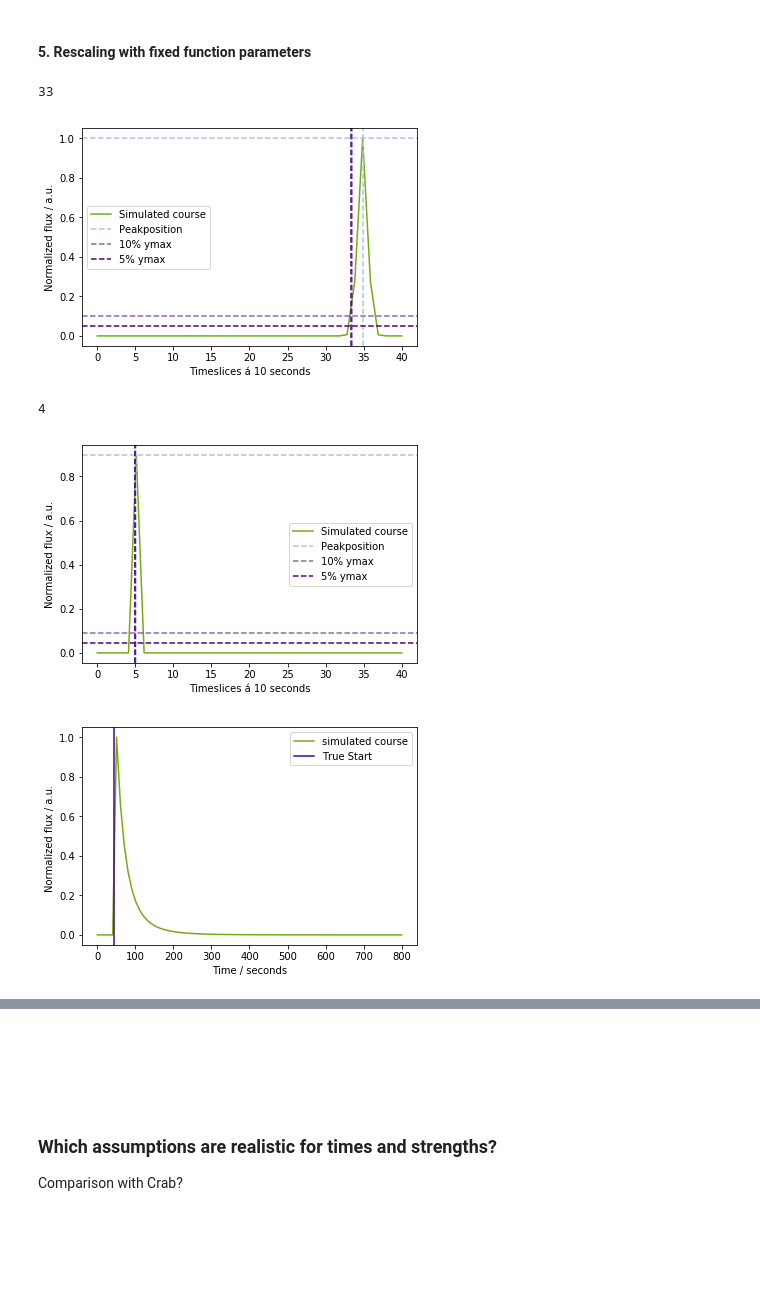
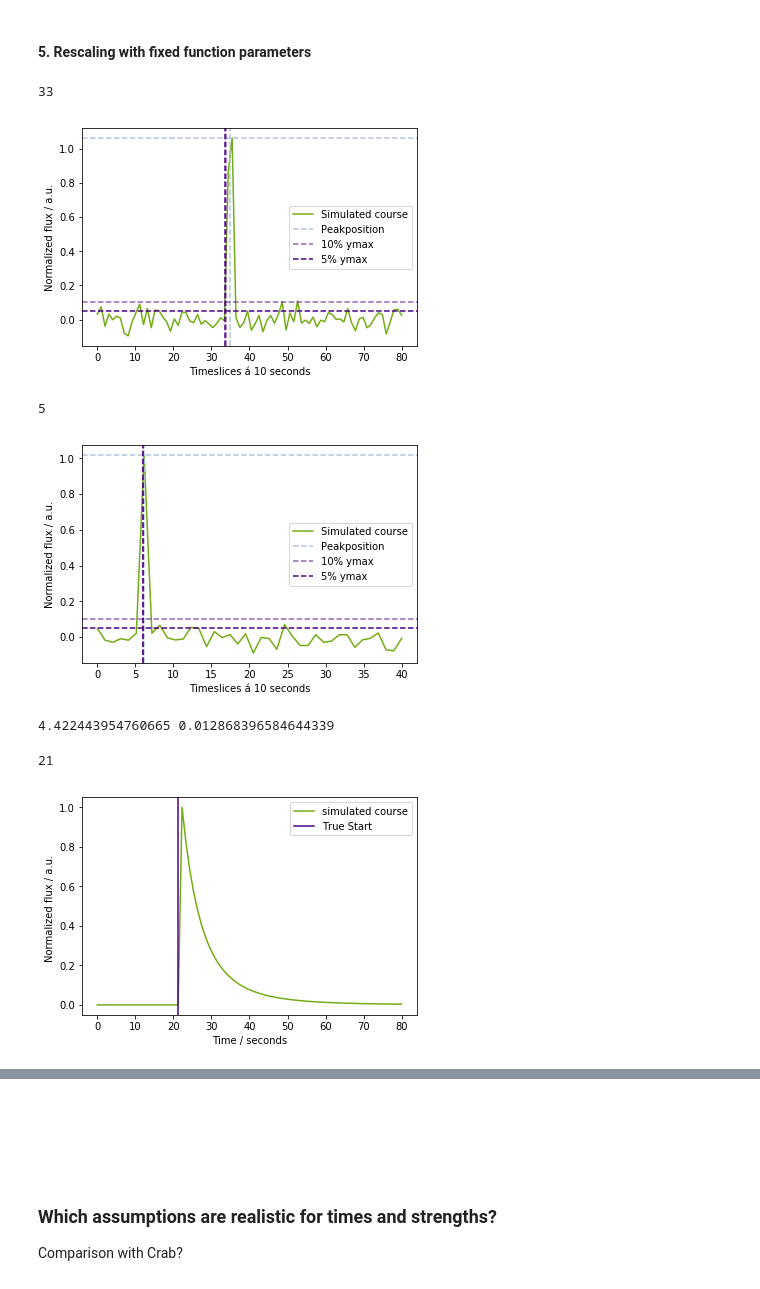
Before and after one commit to JanaMo/Project_Master, a Jupyter notebook: Lightcurve_Fit.ipynb, the cells around one changed output, grey strips where cells are left out. Saved outputs shown, nothing was run; the diff lists cells and outputs as text; code cells hidden in the pictures; blank space fills up the shorter version.

```diff
--- a/Lightcurve_Fit.ipynb
+++ b/Lightcurve_Fit.ipynb
@@ -571,8 +629,9 @@ Exponential(100,5) # keine Veränderungen
 # %% [markdown]
 #### 5. Rescaling with fixed function parameters
 # %%
-from astropy import units as u
-from random import randrange
+import matplotlib.pyplot as plt
+import numpy as np
+from collections import OrderedDict
 from random import uniform
 
 def Gauss_Norm(x, x0, sigma,b):
@@ -603,43 +662,48 @@ def simulate_Gaussians(sigma_range_min,sigma_range_max,Num_slices,time_per_slice
     mu = uniform(mu_min,mu_max)
 
     '''
     Calculate #N_slices values, normal distributed around random mu and sigma
     '''
     xlin = np.linspace(0,time,Num_slices)
     ylin = Gauss_Norm(xlin,mu,sigma,0)
     y = ylin.max()
+    ylin = ylin/y
+    noise = np.random.normal(0,0.04, ylin.shape)
+    ylin = ylin + noise
+
+
     plt.plot(xlin/time_per_slice ,ylin,'-', color='#73ac14',label='Simulated course')
 
     plt.axvline(mu/time_per_slice ,linestyle='--', color='lightsteelblue', label='Peakposition')
     plt.axhline(ylin.max(),linestyle='--', color='lightsteelblue')
 
     plt.axvline(x_from_y_Gauss(0.1,y,sigma,mu)/time_per_slice , linestyle='--', color='indigo',alpha=0.6,label='10% ymax')
     plt.axhline(0.1*ylin.max(),linestyle='--', color='indigo', alpha=0.6)
 
     plt.axvline(x_from_y_Gauss(0.05,y,sigma,mu)/time_per_slice, linestyle='--', color='indigo',label='5% ymax')
     plt.axhline(0.05*ylin.max(),linestyle='--', color='indigo')
     True_Start = int(x_from_y_Gauss(0.05,y,sigma,mu)/time_per_slice) # Number of slice
 
     plt.legend()
     #plt.xlim(20,40)
     plt.xlabel('Timeslices á 10 seconds')
     plt.ylabel('Normalized flux / a.u.')
     return ylin, True_Start
 
 
-y,True_Start = simulate_Gaussians(1.8348,16.0364,40,10)
-plt.savefig('Plots/Lc_fits/New_Results_9.pdf')
+y,True_Start = simulate_Gaussians(1.8348,16.0364,80,10)
+plt.savefig('Plots/Lc_fits/New_Results_21.pdf')
 True_Start   ## +/- 2 Slices Toleranz
 # %% [output]
 33
-[figure, old version]
+[figure, new version]
 # %%
 y,True_Start = simulate_Gaussians(0.4511,2.183,40,10)
 plt.savefig('Plots/Lc_fits/New_Results_15.pdf')
 True_Start   ## +/- 2 Slices Toleranz
 # %% [output]
-4
+5
-[figure, old version]
+[figure, new version]
 # %%
 @np.vectorize
 def Step_exp(t,tp,Fp,b ,alpha):
@@ -649,16 +713,16 @@ def Step_exp(t,tp,Fp,b ,alpha):
         return float(Fp*(t/tp+b)**(-alpha))
 
 ### mean over 6 Templates : Rescaled to -300 to 300
-alpha_min = 2.147897
-b_min = 0.971515
-alpha_max = 4.054680
-b_max = 1.972691
+alpha_min = 3
+b_min = 0
+alpha_max = 6
+b_max = 2
 
 def simulate_Exponential(alpha_min,alpha_max,b_min,b_max,Num_slices,time_per_slice):
     time = Num_slices*time_per_slice
-    alpha_min_time = alpha_min/600*time
+    alpha_min_time = alpha_min
     b_min_time = b_min/600*time
-    alpha_max_time = alpha_max/600*time
+    alpha_max_time = alpha_max
     b_max_time = b_max/600*time
 
     b = uniform(b_min_time,b_max_time)
@@ -671,14 +735,23 @@ def simulate_Exponential(alpha_min,alpha_max,b_min,b_max,Num_slices,time_per_sli
     x2 =np.linspace(0,time,Num_slices)
     y2 = Step_exp(x2,params[0], params[1], params[2], params[3])
     y2 = y2/y2.max()
-    plt.plot(x2,y2, color='#73ac14',label='simulated course')
-    plt.axvline(tp,color='indigo', label='True Start')
+    noise = np.random.normal(0,0.00, y2.shape)
+    y2 = y2 + noise
+
+    plt.plot(x2/time_per_slice,y2, color='#73ac14',label='simulated course')
+    plt.axvline(tp/time_per_slice,color='indigo', label='True Start')
     plt.xlabel('Time / seconds')
     plt.ylabel(r'Normalized flux / a.u. ')
     plt.legend()
-    return y2,tp
+    print(alpha,b)
+    True_Start = tp/time_per_slice
+
+    return y2,int(True_Start)
 
 y,True_Start = simulate_Exponential(alpha_min,alpha_max,b_min,b_max,80,10)
-plt.savefig('Plots/Lc_fits/New_Results_17.pdf')
+plt.savefig('Plots/Lc_fits/New_Results_20.pdf')
+True_Start
 # %% [output]
+4.422443954760665 0.012868396584644339
+21
-[figure, old version]
+[figure, new version]
```
Also changed, not shown: parts of 8 cells of this notebook, 4 other files.
